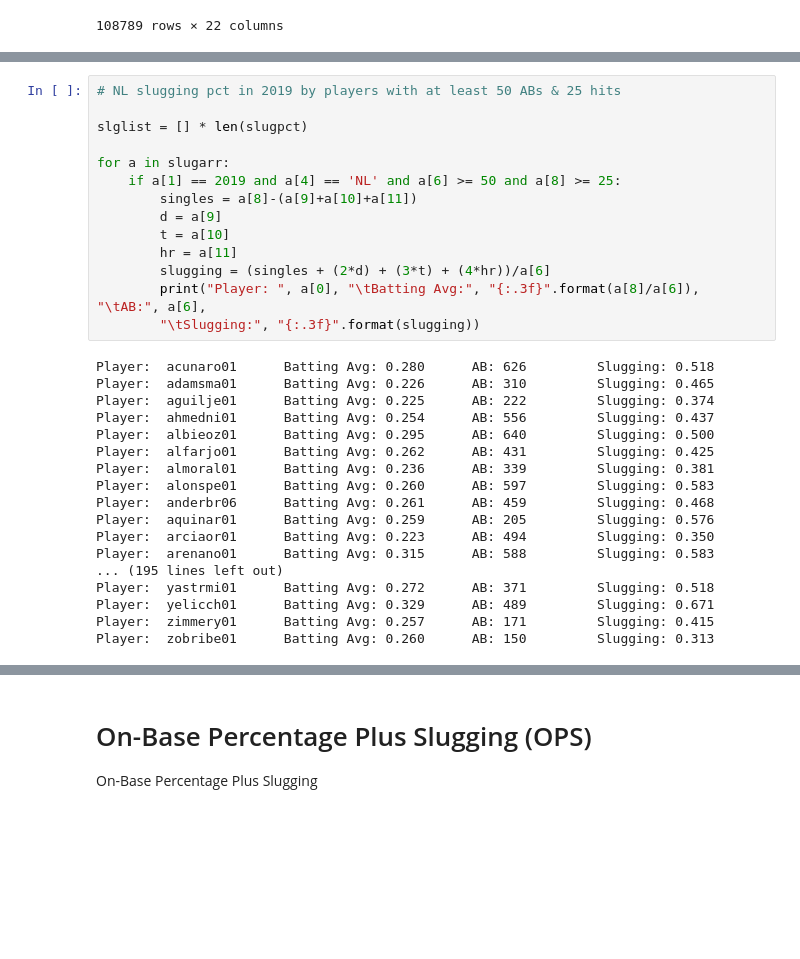
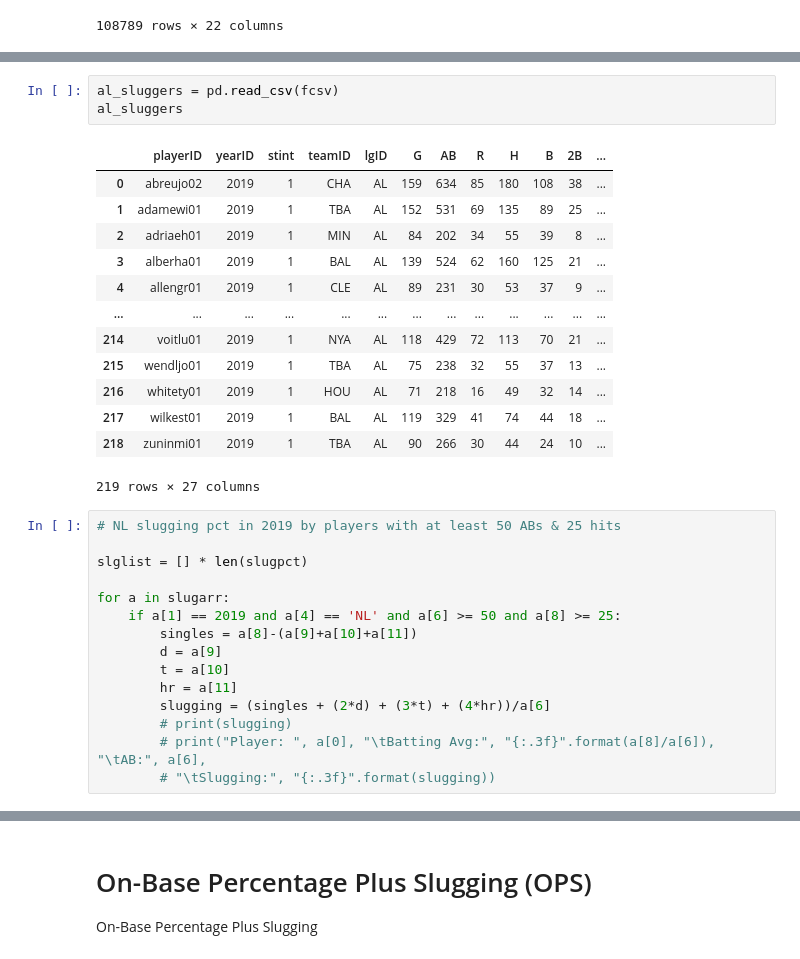
Before and after one commit to matthewjchin/Basics-of-Sabermetrics, a Jupyter notebook: Slugging.ipynb, the cells around one changed output, grey strips where cells are left out. Cells and saved outputs as stored; diff of their text form; blank space fills up the shorter version.

```diff
--- a/Slugging.ipynb
+++ b/Slugging.ipynb
@@ -142,3 +159,20 @@ len(slugpct)
+# %%
+al_sluggers = pd.read_csv(fcsv)
+al_sluggers
+# %% [output]
+|  | playerID | yearID | stint | teamID | lgID | G | AB | R | H | B | 2B | ... |
+| 0 | abreujo02 | 2019 | 1 | CHA | AL | 159 | 634 | 85 | 180 | 108 | 38 | ... |
+| 1 | adamewi01 | 2019 | 1 | TBA | AL | 152 | 531 | 69 | 135 | 89 | 25 | ... |
+| 2 | adriaeh01 | 2019 | 1 | MIN | AL | 84 | 202 | 34 | 55 | 39 | 8 | ... |
+| 3 | alberha01 | 2019 | 1 | BAL | AL | 139 | 524 | 62 | 160 | 125 | 21 | ... |
+| 4 | allengr01 | 2019 | 1 | CLE | AL | 89 | 231 | 30 | 53 | 37 | 9 | ... |
+| ... | ... | ... | ... | ... | ... | ... | ... | ... | ... | ... | ... | ... |
+| 214 | voitlu01 | 2019 | 1 | NYA | AL | 118 | 429 | 72 | 113 | 70 | 21 | ... |
+| 215 | wendljo01 | 2019 | 1 | TBA | AL | 75 | 238 | 32 | 55 | 37 | 13 | ... |
+| 216 | whitety01 | 2019 | 1 | HOU | AL | 71 | 218 | 16 | 49 | 32 | 14 | ... |
+| 217 | wilkest01 | 2019 | 1 | BAL | AL | 119 | 329 | 41 | 74 | 44 | 18 | ... |
+| 218 | zuninmi01 | 2019 | 1 | TBA | AL | 90 | 266 | 30 | 44 | 24 | 10 | ... |
+219 rows × 27 columns
 # %%
 # NL slugging pct in 2019 by players with at least 50 ABs & 25 hits
 
@@ -151,24 +185,7 @@ for a in slugarr:
         t = a[10]
         hr = a[11]
         slugging = (singles + (2*d) + (3*t) + (4*hr))/a[6]
-        print("Player: ", a[0], "\tBatting Avg:", "{:.3f}".format(a[8]/a[6]), "\tAB:", a[6],
-        "\tSlugging:", "{:.3f}".format(slugging))
+        # print(slugging)
+        # print("Player: ", a[0], "\tBatting Avg:", "{:.3f}".format(a[8]/a[6]), "\tAB:", a[6],
+        # "\tSlugging:", "{:.3f}".format(slugging))
-# %% [output]
-Player:  acunaro01      Batting Avg: 0.280      AB: 626         Slugging: 0.518
-Player:  adamsma01      Batting Avg: 0.226      AB: 310         Slugging: 0.465
-Player:  aguilje01      Batting Avg: 0.225      AB: 222         Slugging: 0.374
-Player:  ahmedni01      Batting Avg: 0.254      AB: 556         Slugging: 0.437
-Player:  albieoz01      Batting Avg: 0.295      AB: 640         Slugging: 0.500
-Player:  alfarjo01      Batting Avg: 0.262      AB: 431         Slugging: 0.425
-Player:  almoral01      Batting Avg: 0.236      AB: 339         Slugging: 0.381
-Player:  alonspe01      Batting Avg: 0.260      AB: 597         Slugging: 0.583
-Player:  anderbr06      Batting Avg: 0.261      AB: 459         Slugging: 0.468
-Player:  aquinar01      Batting Avg: 0.259      AB: 205         Slugging: 0.576
-Player:  arciaor01      Batting Avg: 0.223      AB: 494         Slugging: 0.350
-Player:  arenano01      Batting Avg: 0.315      AB: 588         Slugging: 0.583
-... (195 lines left out)
-Player:  yastrmi01      Batting Avg: 0.272      AB: 371         Slugging: 0.518
-Player:  yelicch01      Batting Avg: 0.329      AB: 489         Slugging: 0.671
-Player:  zimmery01      Batting Avg: 0.257      AB: 171         Slugging: 0.415
-Player:  zobribe01      Batting Avg: 0.260      AB: 150         Slugging: 0.313
 # %%
```
Also changed, not shown: parts of 10 cells of this notebook, 1 other file.
